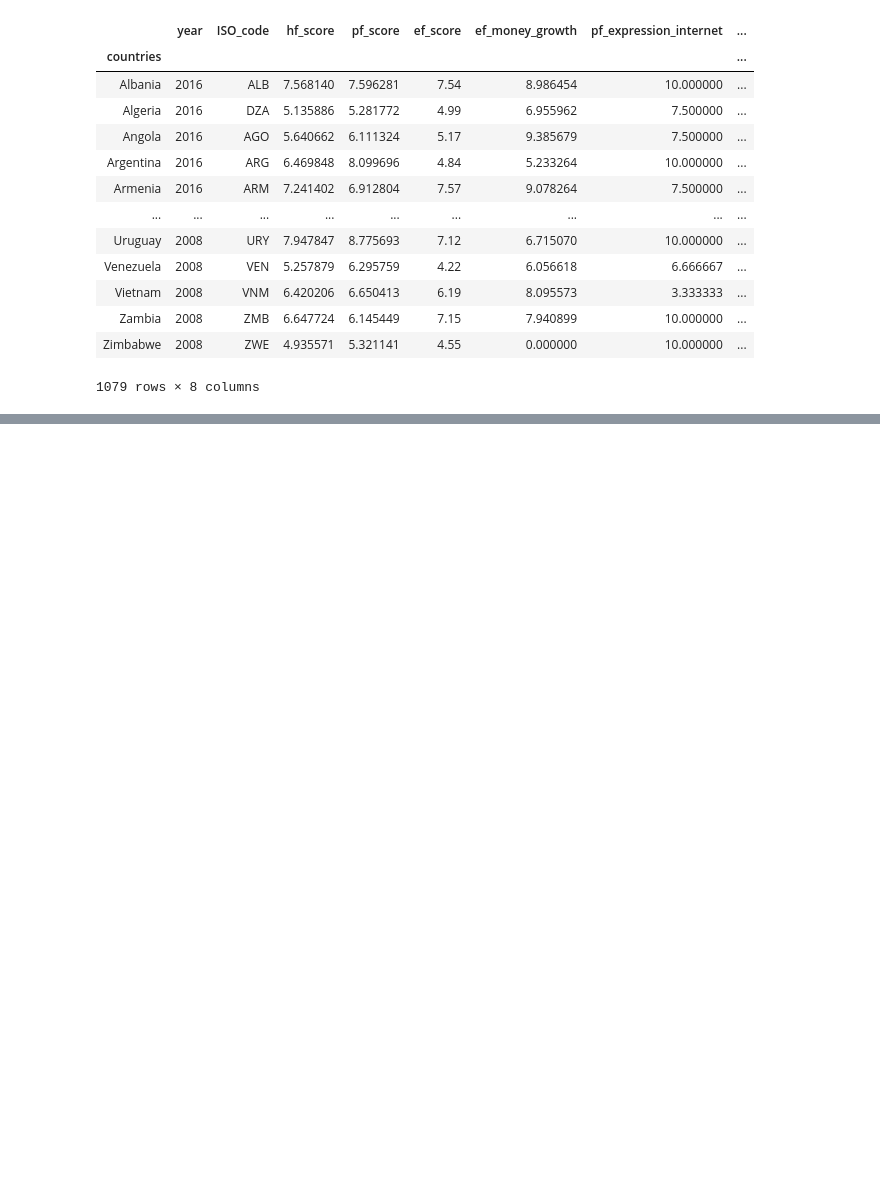
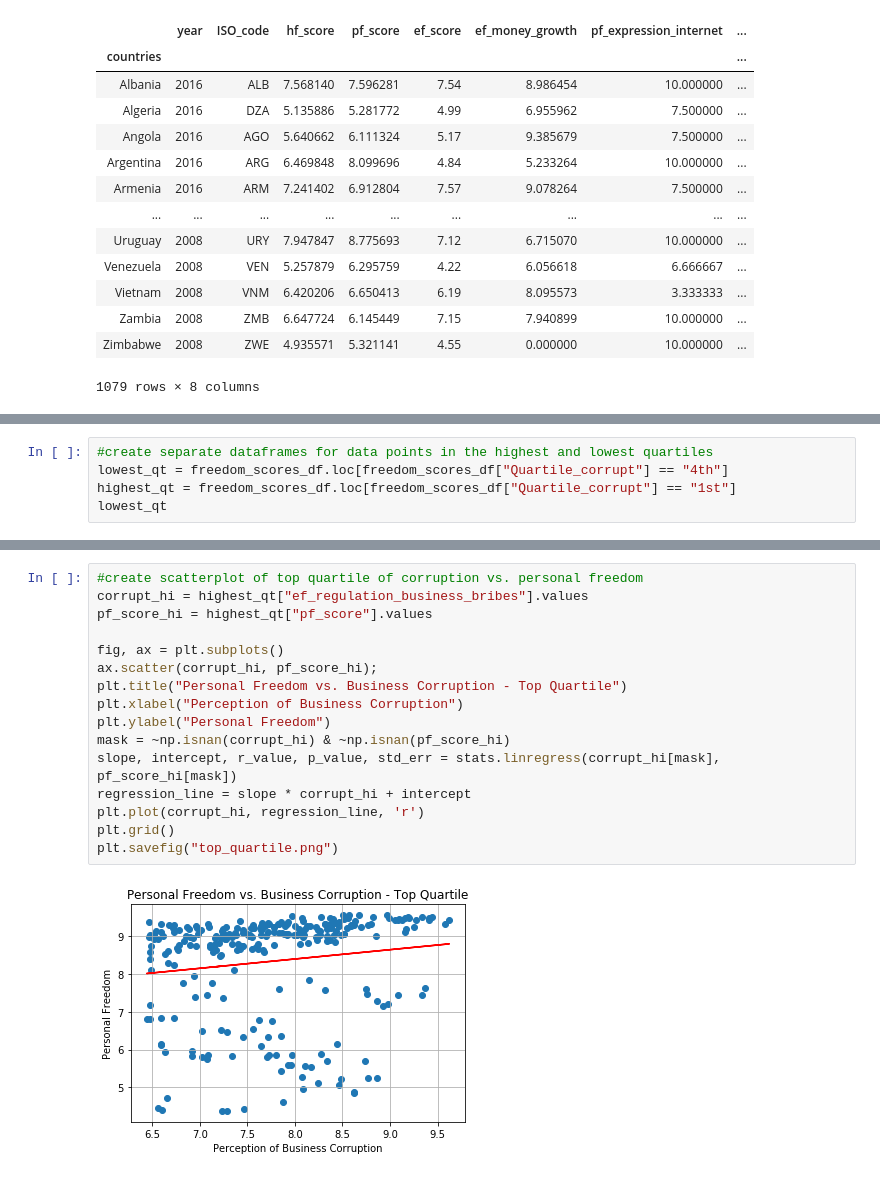
Before and after one commit to shamrockbandit/Project1_repo, a Jupyter notebook: quartile_exploration.ipynb, the cells around one changed output, grey strips where cells are left out. Saved outputs shown, nothing was run; the diff lists cells and outputs as text; blank space fills up the shorter version.

Commit message:
adding regression data and visuals

```diff
--- a/quartile_exploration.ipynb
+++ b/quartile_exploration.ipynb
@@ -126,0 +160,5 @@ Name: Quartile_corrupt, dtype: int64
+# %%
+#create separate dataframes for data points in the highest and lowest quartiles
+lowest_qt = freedom_scores_df.loc[freedom_scores_df["Quartile_corrupt"] == "4th"]
+highest_qt = freedom_scores_df.loc[freedom_scores_df["Quartile_corrupt"] == "1st"]
+lowest_qt
@@ -126,0 +180,18 @@ Name: Quartile_corrupt, dtype: int64
+# %%
+#create scatterplot of top quartile of corruption vs. personal freedom
+corrupt_hi = highest_qt["ef_regulation_business_bribes"].values
+pf_score_hi = highest_qt["pf_score"].values
+
+fig, ax = plt.subplots()
+ax.scatter(corrupt_hi, pf_score_hi);
+plt.title("Personal Freedom vs. Business Corruption - Top Quartile")
+plt.xlabel("Perception of Business Corruption")
+plt.ylabel("Personal Freedom")
+mask = ~np.isnan(corrupt_hi) & ~np.isnan(pf_score_hi)
+slope, intercept, r_value, p_value, std_err = stats.linregress(corrupt_hi[mask], pf_score_hi[mask])
+regression_line = slope * corrupt_hi + intercept
+plt.plot(corrupt_hi, regression_line, 'r')
+plt.grid()
+plt.savefig("top_quartile.png")
+# %% [output]
+[figure, added]
```
Also changed, not shown: parts of 9 cells of this notebook, 2 other files.
